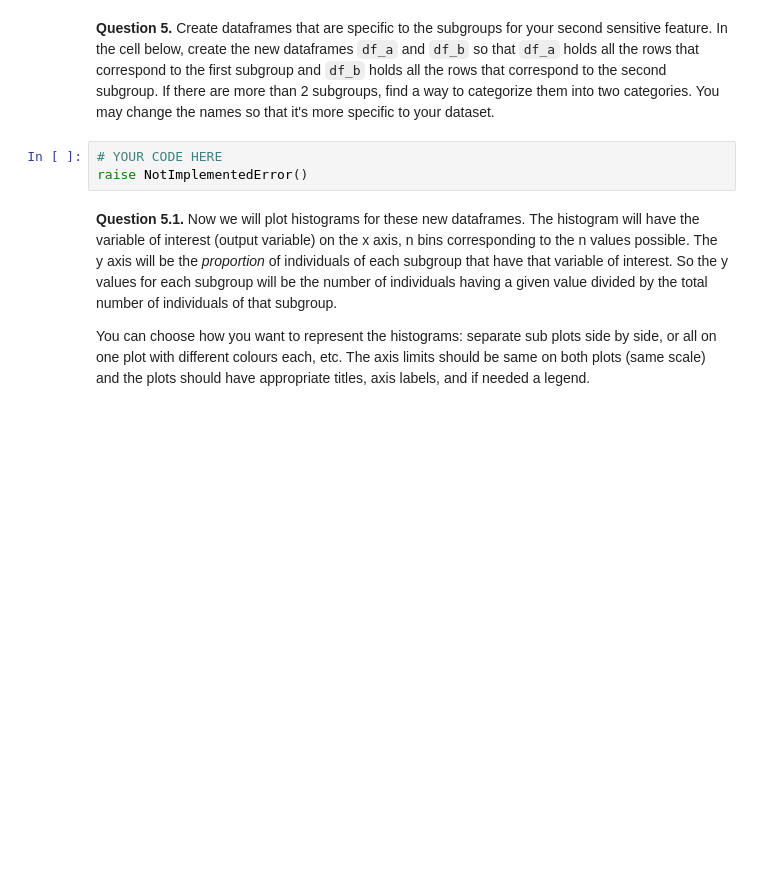
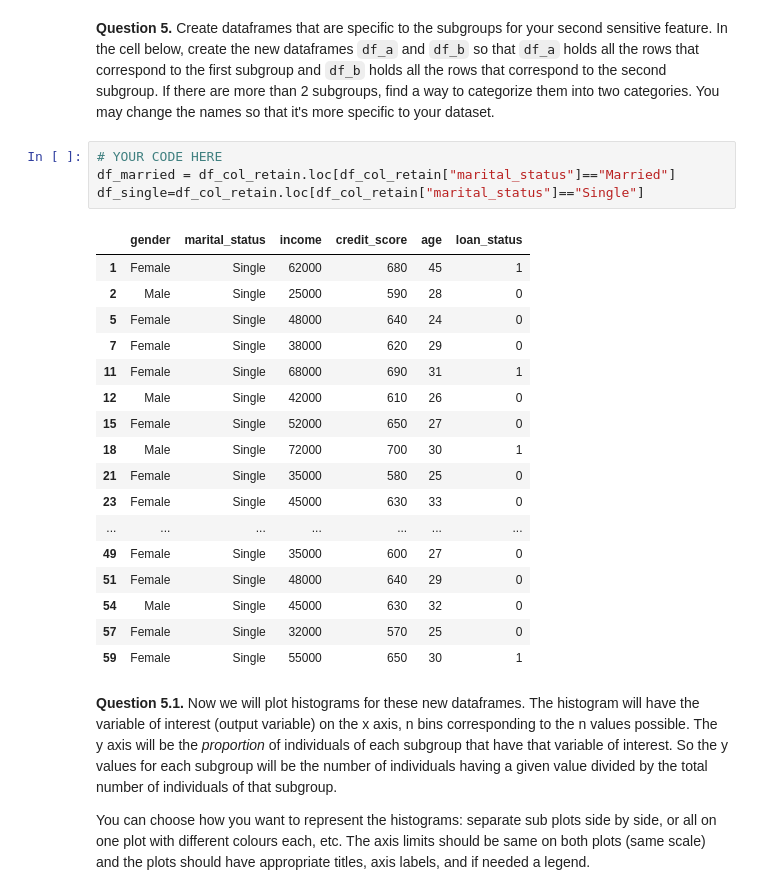
Before and after one commit to saharaKaulPersonal/CMPUT200AS2, a Jupyter notebook: A2.ipynb, the cells around one changed output. Saved outputs shown, nothing was run; the diff lists cells and outputs as text; blank space fills up the shorter version.

```diff
--- a/A2.ipynb
+++ b/A2.ipynb
@@ -161,9 +192,28 @@ YOUR ANSWER HERE
 We will now consider the second sensitive feature.  Follow the same steps as above.
 # %% [markdown]
 **Question 5.** Create dataframes that are specific to the subgroups for your second sensitive feature.  In the cell below, create the new dataframes `df_a` and `df_b` so that `df_a` holds all the rows that correspond to the first subgroup and `df_b` holds all the rows that correspond to the second subgroup. If there are more than 2 subgroups, find a way to categorize them into two categories. You may change the names so that it's more specific to your dataset.
-# %%
-# YOUR CODE HERE
-raise NotImplementedError()
+# %%
+# YOUR CODE HERE
+df_married = df_col_retain.loc[df_col_retain["marital_status"]=="Married"]
+df_single=df_col_retain.loc[df_col_retain["marital_status"]=="Single"]
+# %% [output]
+|  | gender | marital_status | income | credit_score | age | loan_status |
+| 1 | Female | Single | 62000 | 680 | 45 | 1 |
+| 2 | Male | Single | 25000 | 590 | 28 | 0 |
+| 5 | Female | Single | 48000 | 640 | 24 | 0 |
+| 7 | Female | Single | 38000 | 620 | 29 | 0 |
+| 11 | Female | Single | 68000 | 690 | 31 | 1 |
+| 12 | Male | Single | 42000 | 610 | 26 | 0 |
+| 15 | Female | Single | 52000 | 650 | 27 | 0 |
+| 18 | Male | Single | 72000 | 700 | 30 | 1 |
+| 21 | Female | Single | 35000 | 580 | 25 | 0 |
+| 23 | Female | Single | 45000 | 630 | 33 | 0 |
+| ... | ... | ... | ... | ... | ... | ... |
+| 49 | Female | Single | 35000 | 600 | 27 | 0 |
+| 51 | Female | Single | 48000 | 640 | 29 | 0 |
+| 54 | Male | Single | 45000 | 630 | 32 | 0 |
+| 57 | Female | Single | 32000 | 570 | 25 | 0 |
+| 59 | Female | Single | 55000 | 650 | 30 | 1 |
 # %% [markdown]
 **Question 5.1.** Now we will plot histograms for these new dataframes.  The histogram will have the variable of interest (output variable) on the x axis, n bins corresponding to the n values possible. The y axis will be the _proportion_ of individuals of each subgroup that have that variable of interest.  So the y values for each subgroup will be the number of individuals having a given value divided by the total number of individuals of that subgroup.
 
```
Also changed, not shown: parts of 8 cells of this notebook.
